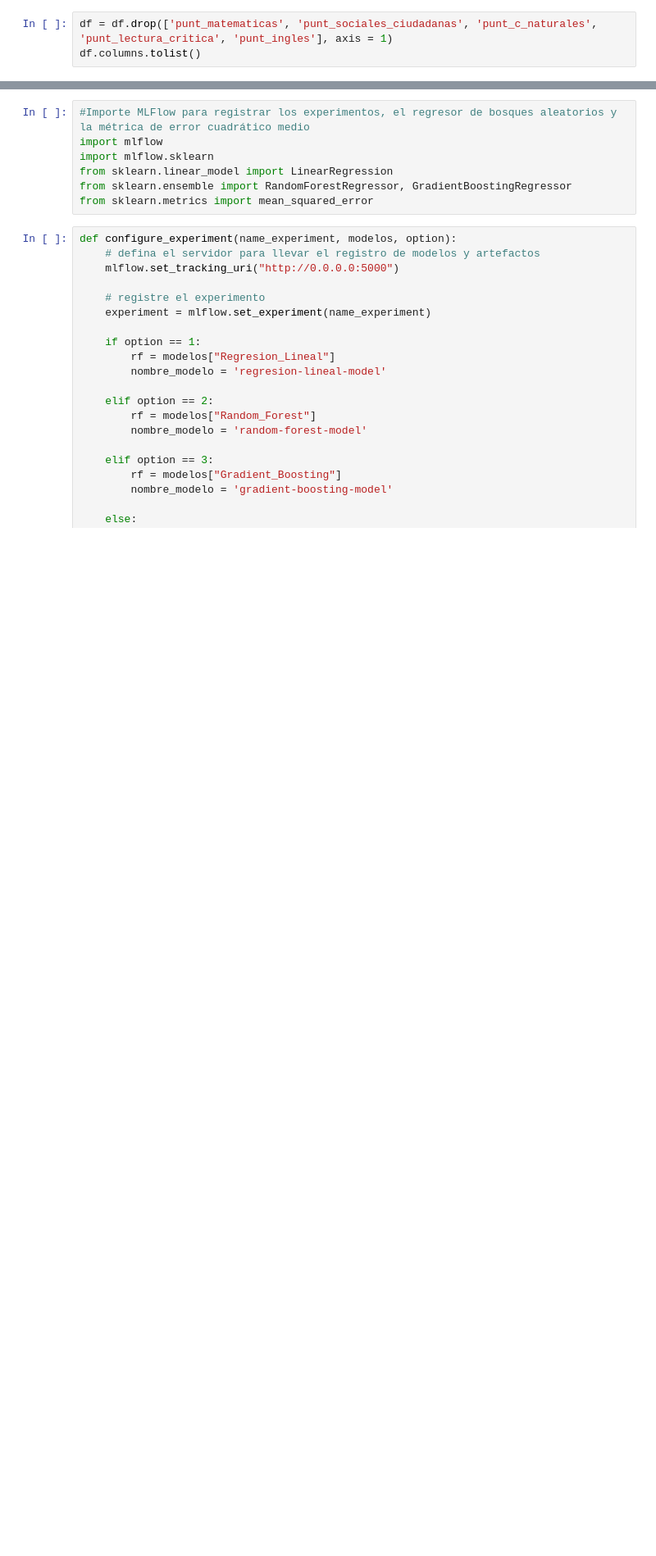
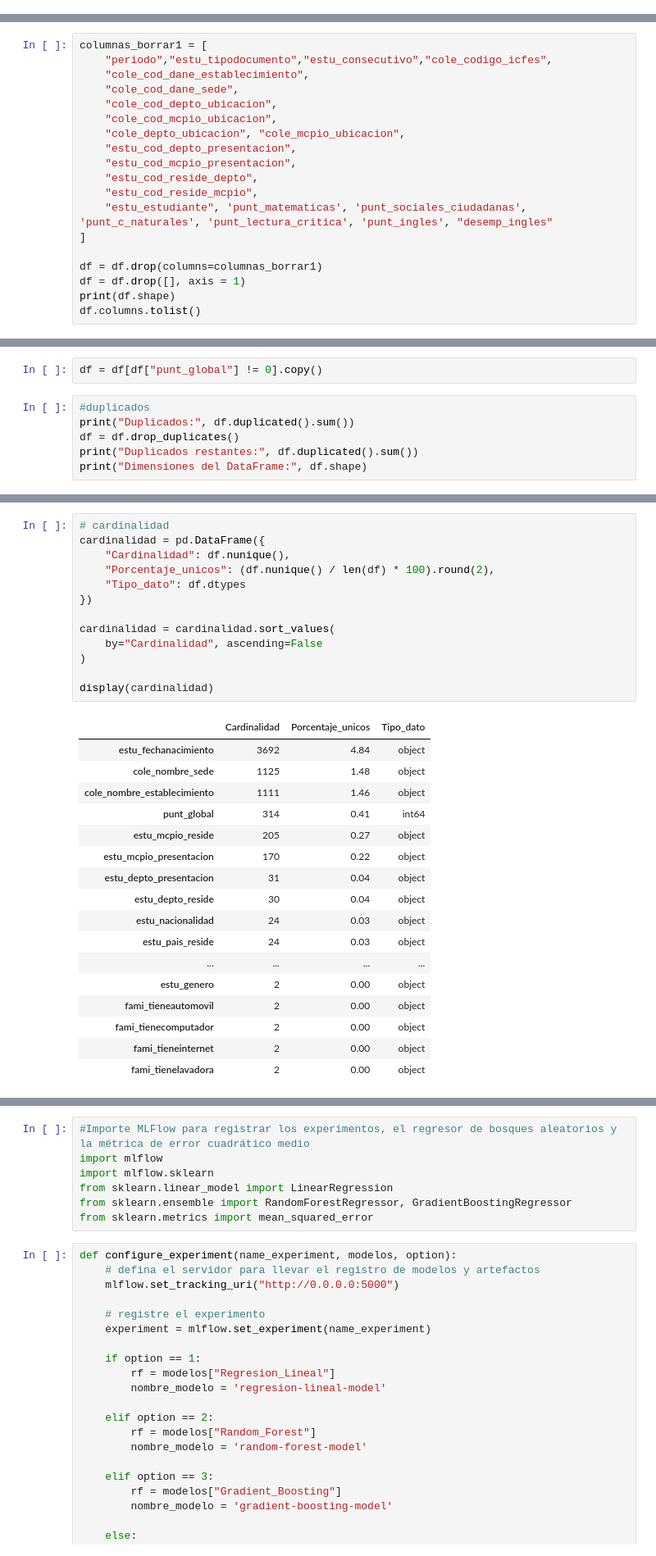
Before and after one commit to kcaicedor/despliegue_icfes, a Jupyter notebook: icfes_ml.ipynb, the cells around one changed output, grey strips where cells are left out. Shown at 82% size. Drawn from its saved outputs; the diff is of its cells as text; blank space fills up the shorter version.

```diff
--- a/icfes_ml.ipynb
+++ b/icfes_ml.ipynb
@@ -17,3 +33,0 @@ Se eliminan las variables de los puntajes por asignaturas por tener alta correla
-# %%
-df = df.drop(['punt_matematicas', 'punt_sociales_ciudadanas', 'punt_c_naturales', 'punt_lectura_critica', 'punt_ingles'], axis = 1)
-df.columns.tolist()
@@ -44,0 +34,19 @@ X_train, X_test, y_train, y_test = train_test_split(X, y, random_state=123)
+# %%
+columnas_borrar1 = [
+    "periodo","estu_tipodocumento","estu_consecutivo","cole_codigo_icfes",
+    "cole_cod_dane_establecimiento",
+    "cole_cod_dane_sede",
+    "cole_cod_depto_ubicacion",
+    "cole_cod_mcpio_ubicacion",
+    "cole_depto_ubicacion", "cole_mcpio_ubicacion",
+    "estu_cod_depto_presentacion",
+    "estu_cod_mcpio_presentacion",
+    "estu_cod_reside_depto",
+    "estu_cod_reside_mcpio",
+    "estu_estudiante", 'punt_matematicas', 'punt_sociales_ciudadanas', 'punt_c_naturales', 'punt_lectura_critica', 'punt_ingles', "desemp_ingles"
+]
+
+df = df.drop(columns=columnas_borrar1)
+df = df.drop([], axis = 1)
+print(df.shape)
+df.columns.tolist()
@@ -44,0 +152,8 @@ X_train, X_test, y_train, y_test = train_test_split(X, y, random_state=123)
+# %%
+df = df[df["punt_global"] != 0].copy()
+# %%
+#duplicados
+print("Duplicados:", df.duplicated().sum())
+df = df.drop_duplicates()
+print("Duplicados restantes:", df.duplicated().sum())
+print("Dimensiones del DataFrame:", df.shape)
@@ -44,0 +164,31 @@ X_train, X_test, y_train, y_test = train_test_split(X, y, random_state=123)
+# %%
+# cardinalidad
+cardinalidad = pd.DataFrame({
+    "Cardinalidad": df.nunique(),
+    "Porcentaje_unicos": (df.nunique() / len(df) * 100).round(2),
+    "Tipo_dato": df.dtypes
+})
+
+cardinalidad = cardinalidad.sort_values(
+    by="Cardinalidad", ascending=False
+)
+
+display(cardinalidad)
+# %% [output]
+|  | Cardinalidad | Porcentaje_unicos | Tipo_dato |
+| estu_fechanacimiento | 3692 | 4.84 | object |
+| cole_nombre_sede | 1125 | 1.48 | object |
+| cole_nombre_establecimiento | 1111 | 1.46 | object |
+| punt_global | 314 | 0.41 | int64 |
+| estu_mcpio_reside | 205 | 0.27 | object |
+| estu_mcpio_presentacion | 170 | 0.22 | object |
+| estu_depto_presentacion | 31 | 0.04 | object |
+| estu_depto_reside | 30 | 0.04 | object |
+| estu_nacionalidad | 24 | 0.03 | object |
+| estu_pais_reside | 24 | 0.03 | object |
+| ... | ... | ... | ... |
+| estu_genero | 2 | 0.00 | object |
+| fami_tieneautomovil | 2 | 0.00 | object |
+| fami_tienecomputador | 2 | 0.00 | object |
+| fami_tieneinternet | 2 | 0.00 | object |
+| fami_tienelavadora | 2 | 0.00 | object |
```
Also changed, not shown: parts of 55 cells of this notebook.
